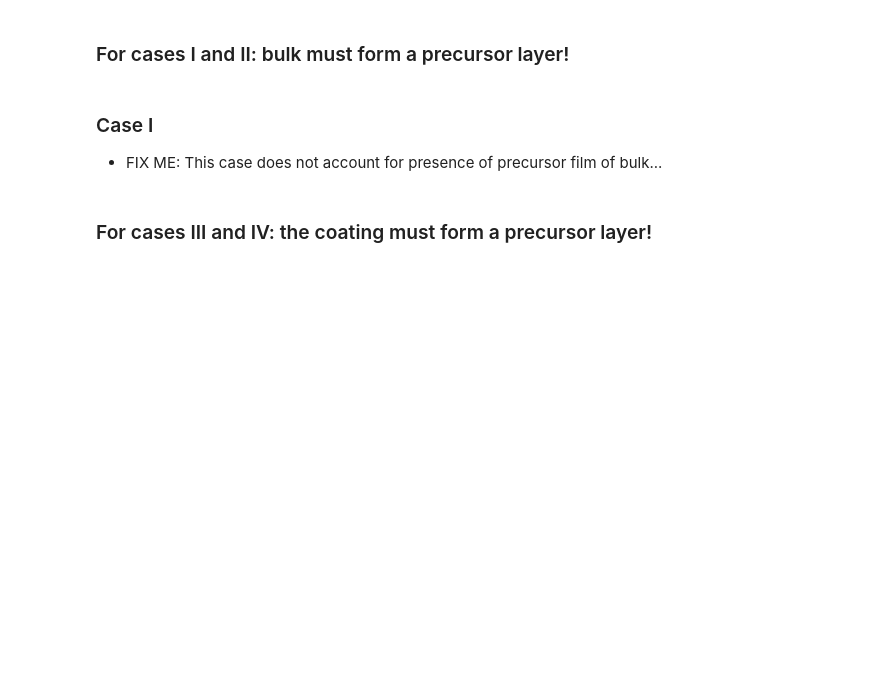
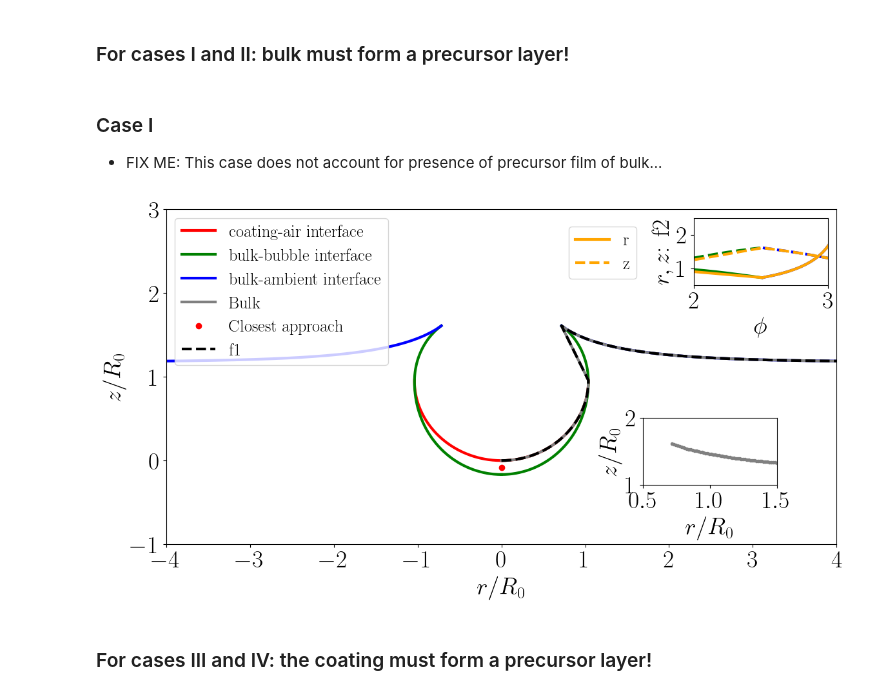
Before and after one commit to VatsalSy/BurstingBubble_VE_coated, a Jupyter notebook: initialconditions/InitialCondition.ipynb, the cells around one changed output. Cells and saved outputs as stored; diff of their text form; code cells hidden in the pictures; blank space fills up the shorter version.

```diff
--- a/initialconditions/InitialCondition.ipynb
+++ b/initialconditions/InitialCondition.ipynb
@@ -478,63 +488,75 @@ This case does not account for presence of precursor film of bulk...
 R0 = 1.7928419584511264 # from the previous cell
 
 fig, ax = prepare_plot(plt_params)
-r_ca, z_ca, ang_ca = load_and_sort_data("CaseI_VeryThinLayer_PEO0.2wt%/02pcPEO_OF0088_OA.csv")
+r_ca, z_ca, ang_ca = load_and_sort_data("CaseI_VeryThinLayer_PEO0.2wt/02pcPEO_OF0088_OA.csv")
 r_ca, z_ca = r_ca/R0, z_ca/R0
-ax.plot(r_ca, z_ca, label="coating-air interface")
+ax.plot(r_ca, z_ca, 'r-', label="coating-air interface")
+ax.plot(-r_ca, z_ca, 'r-', label="_coating-air interface")
 
-r_bb, z_bb, ang_bb = load_and_sort_data("CaseI_VeryThinLayer_PEO0.2wt%/02pcPEO_OF0088_OW.csv")
+r_bb, z_bb, ang_bb = load_and_sort_data("CaseI_VeryThinLayer_PEO0.2wt/02pcPEO_OF0088_OW.csv")
 r_bb, z_bb = r_bb/R0, z_bb/R0
-ax.plot(r_bb, z_bb,  label="bulk-bubble interface")
+ax.plot(r_bb, z_bb, 'g-',  label="bulk-bubble interface")
+ax.plot(-r_bb, z_bb, 'g-',  label="_bulk-bubble interface")
 
-r_ba, z_ba, ang_ba = load_and_sort_data("CaseI_VeryThinLayer_PEO0.2wt%/02pcPEO_OF0088_WA.csv")
+r_ba, z_ba, ang_ba = load_and_sort_data("CaseI_VeryThinLayer_PEO0.2wt/02pcPEO_OF0088_WA.csv")
 r_ba, z_ba = r_ba/R0, z_ba/R0
 ang_ba += np.pi
-ax.plot(r_ba, z_ba,  label="bulk-ambient interface")
+ax.plot(r_ba, z_ba, 'b-',  label="bulk-ambient interface")
+ax.plot(-r_ba, z_ba, 'b-',  label="_bulk-ambient interface")
 
 # combine r_bb and r_ba
-ang_f2 = np.concatenate((ang_bb, ang_ba))
-r_f2 = np.concatenate((r_bb, r_ba))
-z_f2 = np.concatenate((z_bb, z_ba))
+ang_f2 = np.concatenate((ang_ca, ang_ba))
+r_f2 = np.concatenate((r_ca, r_ba))
+z_f2 = np.concatenate((z_ca, z_ba))
 
 ax.plot(r_f2, z_f2, '-', color='gray', label='Bulk')
 
 from mpl_toolkits.axes_grid1.inset_locator import inset_axes
 # Create an inset with specific dimensions and position
-axins = inset_axes(ax, width="30%", height="30%", loc='upper right')
+axins = inset_axes(ax, width="20%", height="20%", loc='upper right')
 # Plot on the inset
-axins.plot(ang_f2, r_f2, 'g.', label='r')
-axins.plot(ang_f2, z_f2, 'c.', label='z')
-axins.set_xlim(2.2, 2.8)
+axins.plot(ang_bb, r_bb, '-', color='green', label='_r_bb')
+axins.plot(ang_bb, z_bb, '--', color='green', label='_z_bb')
+axins.plot(ang_ba, r_ba, '-', color='blue', label='_r_ba')
+axins.plot(ang_ba, z_ba, '--', color='blue', label='_z_ba')
+
+axins.plot(ang_f2, r_f2, '-', color='orange', label='r')
+axins.plot(ang_f2, z_f2, '--', color='orange', label='z')
+
+
+axins.set_xlim(2.0, 3.0)
 axins.set_ylim(0.5, 2.5)
 axins.set_xlabel(r'$\phi$')
-axins.set_ylabel(r'$r, z$')
-axins.legend()
+axins.set_ylabel(r'$r, z$: f2')
+axins.legend(loc='upper left', bbox_to_anchor=(-1.0, 1.0))
 
 # Create an inset with specific dimensions and position
-axins = inset_axes(ax, width="30%", height="30%", loc='lower right', borderpad=4)
+axins = inset_axes(ax, width="20%", height="20%", loc='lower right', borderpad=3.5)
 # Plot on the inset
-axins.plot(r_f2, z_f2, '.', color='gray', label='Bulk')
-axins.set_xlim(0.6, 1.0)
-axins.set_ylim(1.25, 1.65)
+axins.plot(r_f2, z_f2, '.', color='gray', label='f2')
+axins.set_xlim(0.5, 1.50)
+axins.set_ylim(1.0, 2.00)
 axins.set_xlabel(r'$r/R_0$')
 axins.set_ylabel(r'$z/R_0$')
 
 df = pd.DataFrame({'z': z_f2, 'r': r_f2})
 #
-df.to_csv('CaseI_VeryThinLayer_PEO0.2wt%/f1.dat', index=False, sep=' ', header=False)
+df.to_csv('CaseI_VeryThinLayer_PEO0.2wt/f1.dat', index=False, sep=' ', header=False)
 
 min_dist_index, min_distance = calculate_closest_approach(r_ca, z_ca, r_f2, z_f2)
 rInt = (r_ca[min_dist_index[0]] + r_bb[min_dist_index[1]]) / 2
 zInt = (z_ca[min_dist_index[0]] + z_bb[min_dist_index[1]]) / 2
 ax.plot(rInt, zInt, 'o', color='red', label='Closest approach')
 r_bubble, z_bubble, ang_bubble = extract_and_combine_segments(r_ca, z_ca, ang_ca, r_f2, z_f2, ang_f2, min_dist_index)
-ax.plot(r_bubble, z_bubble, '--', color='black', label='Bubble')
+ax.plot(r_bubble, z_bubble, '--', color='black', label='f1')
 
 ax.legend(loc='upper left')
 
 df = pd.DataFrame({'z': z_bubble, 'r': r_bubble})
 #
-df.to_csv('CaseI_VeryThinLayer_PEO0.2wt%/f2.dat', index=False, sep=' ', header=False)
+df.to_csv('CaseI_VeryThinLayer_PEO0.2wt/f2.dat', index=False, sep=' ', header=False)
+# %% [output]
+[figure, added]
 # %% [markdown]
 ### For cases III and IV: the coating must form a precursor layer!
 # %% [markdown]
```
Also changed, not shown: parts of 2 cells of this notebook, 7 other files.
